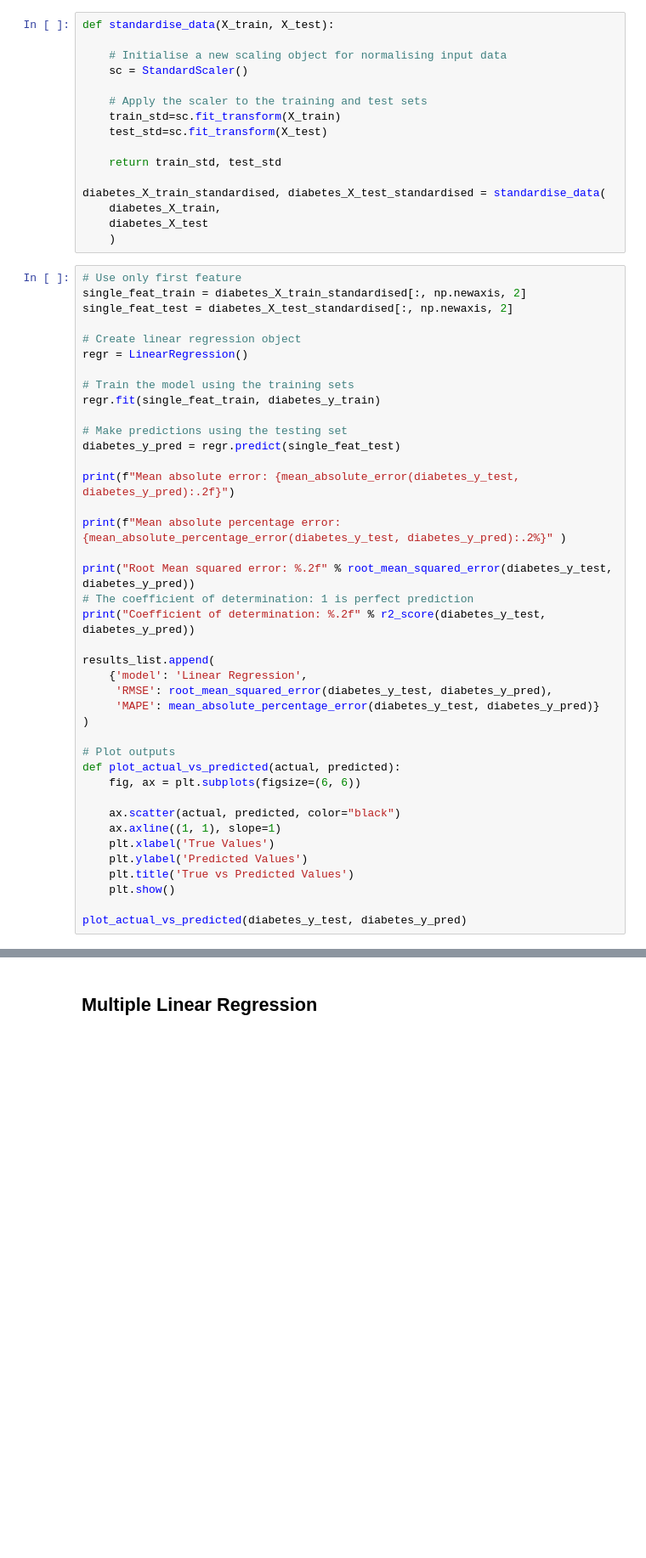
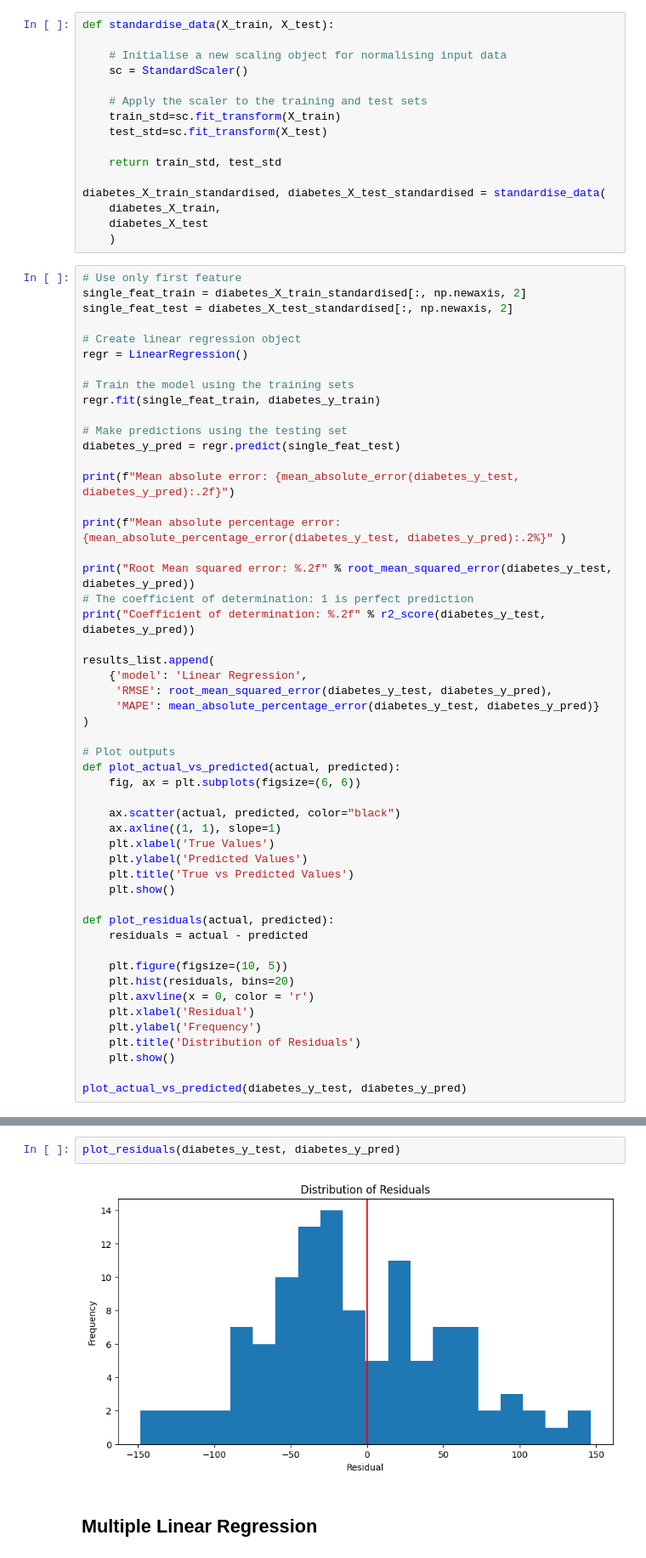
Before and after one commit to hsma-programme/h6_4e_boosted_trees, a Jupyter notebook: teaching_notebooks/tree_based_models_regression.ipynb, the cells around one changed output, grey strips where cells are left out. Shown at 85% size. Cells and saved outputs as stored; diff of their text form; blank space fills up the shorter version.

```diff
--- a/teaching_notebooks/tree_based_models_regression.ipynb
+++ b/teaching_notebooks/tree_based_models_regression.ipynb
@@ -162,6 +161,17 @@ def plot_actual_vs_predicted(actual, predicted):
     plt.title('True vs Predicted Values')
     plt.show()
 
+def plot_residuals(actual, predicted):
+    residuals = actual - predicted
+
+    plt.figure(figsize=(10, 5))
+    plt.hist(residuals, bins=20)
+    plt.axvline(x = 0, color = 'r')
+    plt.xlabel('Residual')
+    plt.ylabel('Frequency')
+    plt.title('Distribution of Residuals')
+    plt.show()
+
 plot_actual_vs_predicted(diabetes_y_test, diabetes_y_pred)
 # %% [output]
 Mean absolute error: 51.02
@@ -169,6 +179,10 @@ Mean absolute percentage error: 48.88%
 Root Mean squared error: 62.00
 Coefficient of determination: 0.30
 [figure]
+# %%
+plot_residuals(diabetes_y_test, diabetes_y_pred)
+# %% [output]
+[figure, added]
 # %% [markdown]
 ## Multiple Linear Regression
 # %%
```
Also changed, not shown: parts of 9 cells of this notebook, 4 other files.
